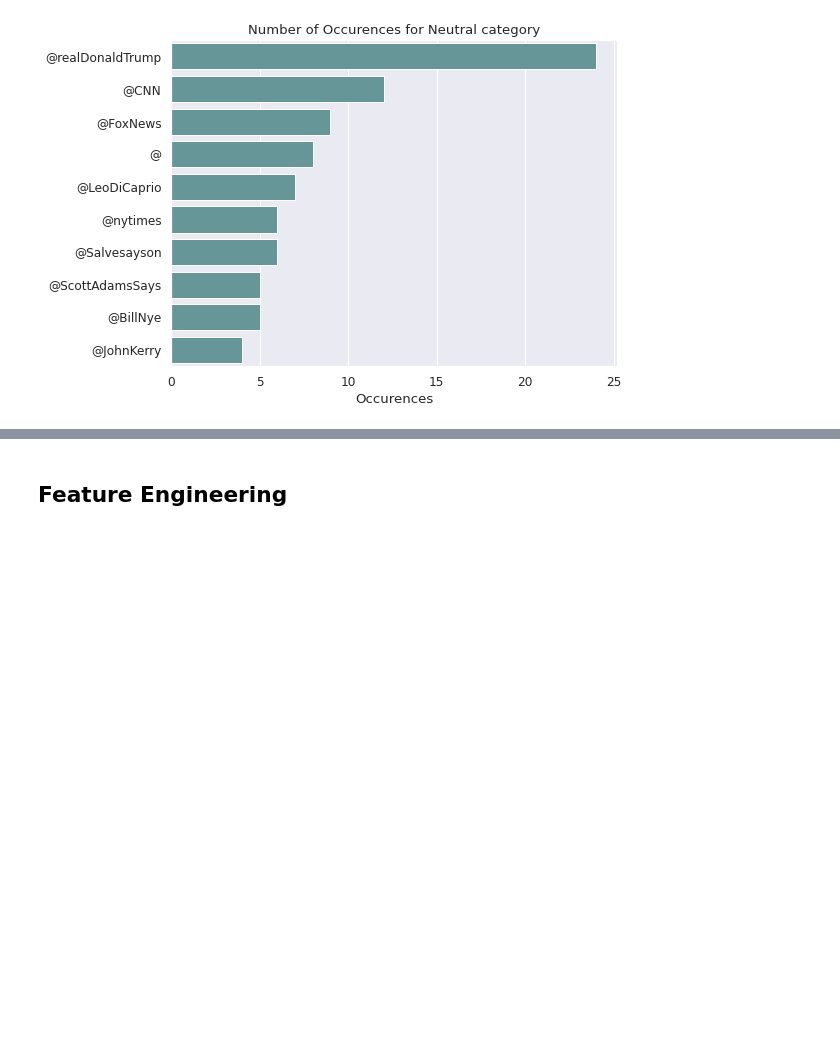
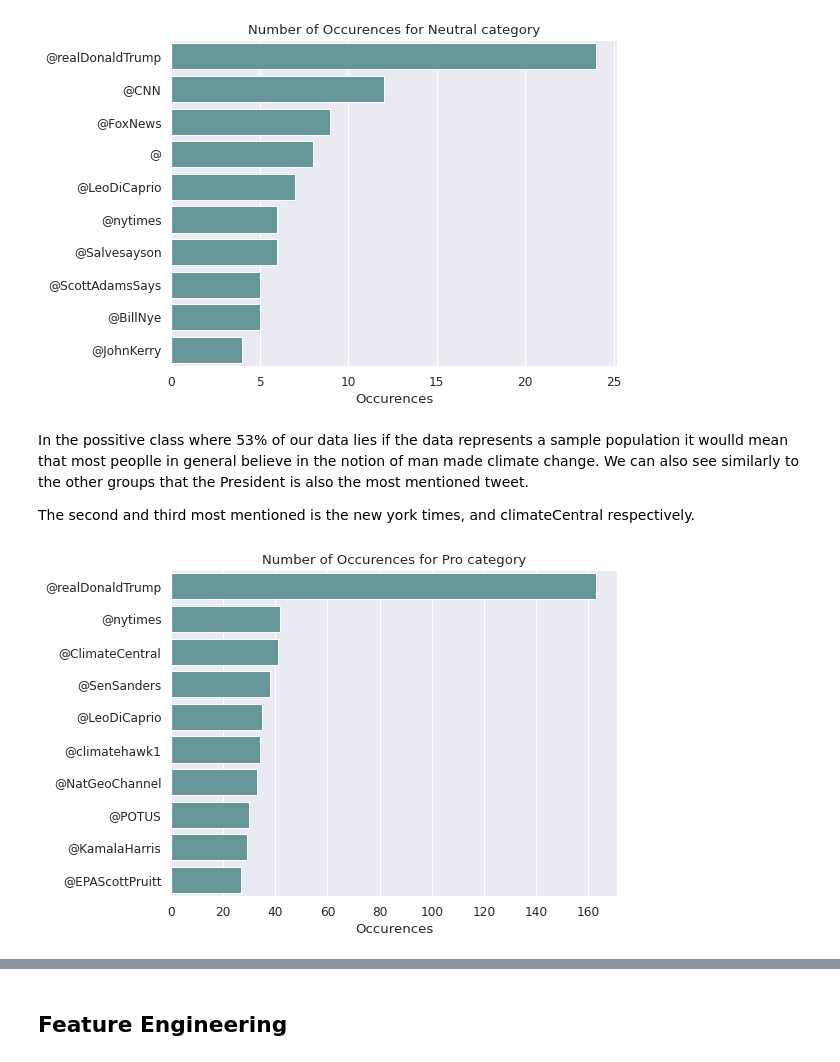
Before and after one commit to FaatimahM/jhb-ss3-classification-Repo, a Jupyter notebook: Classification_submission_file.ipynb, the cells around one changed output, grey strips where cells are left out. Saved outputs shown, nothing was run; the diff lists cells and outputs as text; code cells hidden in the pictures; blank space fills up the shorter version.

```diff
--- a/Classification_submission_file.ipynb
+++ b/Classification_submission_file.ipynb
@@ -360,3 +374,11 @@ tweet_occurence_graph(df, sentiment=-1, top_n=10, color='cadetblue')
 tweet_occurence_graph(df, sentiment=0, top_n=10, color='cadetblue')
 # %% [output]
 [figure]
+# %% [markdown]
+In the possitive class where 53% of our data lies if the data represents a sample population it woulld mean that most peoplle in general believe in the notion of man made climate change. We can also see similarly to the other groups that the President is also the most mentioned tweet.
+
+The second and third most mentioned is the new york times, and climateCentral respectively.
+# %%
+tweet_occurence_graph(df, sentiment=1, top_n=10, color='cadetblue')
+# %% [output]
+[figure, added]
```
Also changed, not shown: parts of 7 cells of this notebook.
